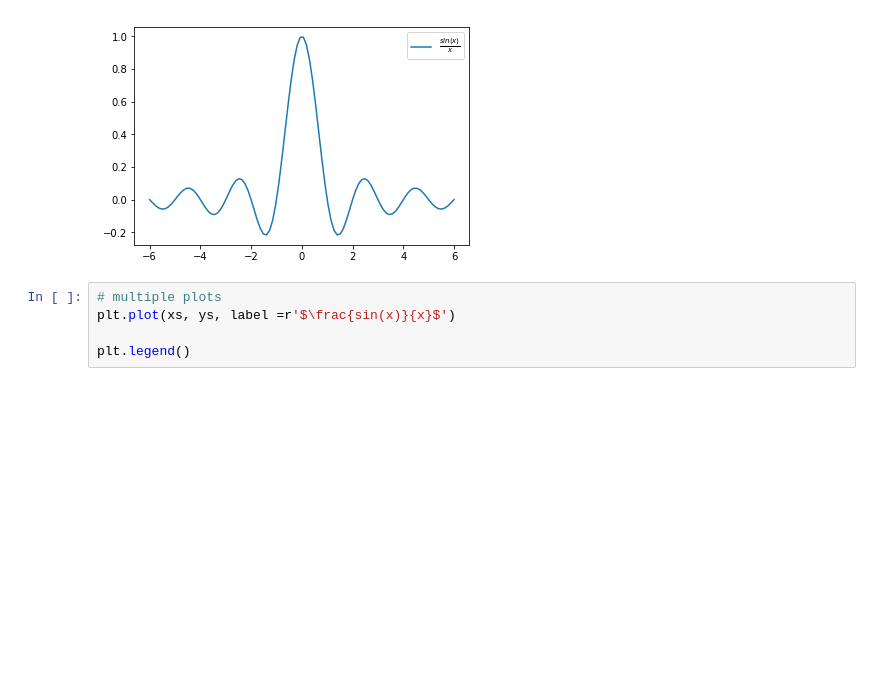
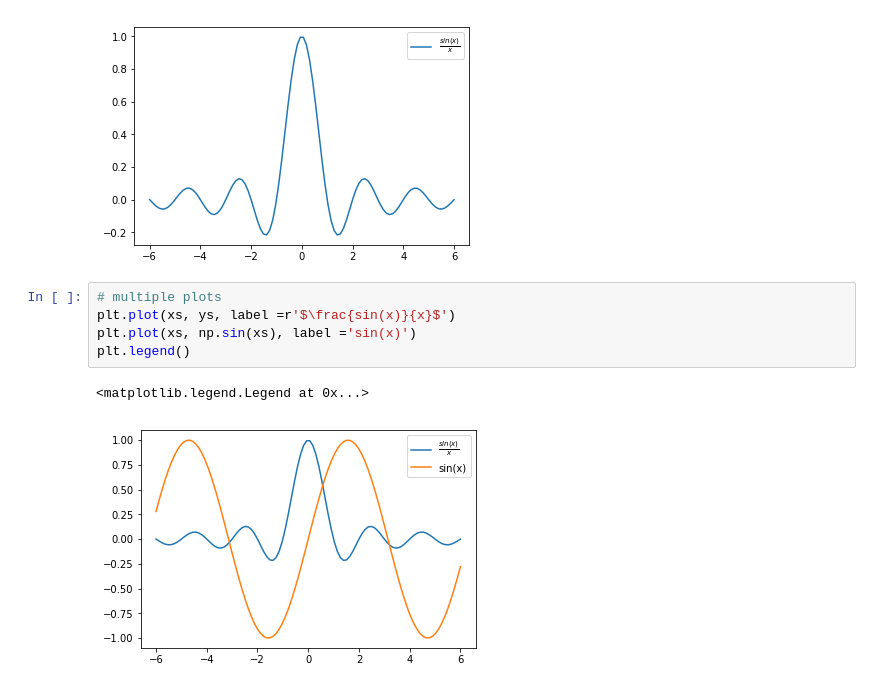
Before and after one commit to 4bic/learn_code, a Jupyter notebook: data_sci_foundations/mat_plotlib_II.ipynb, the cells around one changed output. Cells and saved outputs as stored; diff of their text form; blank space fills up the shorter version.

Commit message:
multiple plots

```diff
--- a/data_sci_foundations/mat_plotlib_II.ipynb
+++ b/data_sci_foundations/mat_plotlib_II.ipynb
@@ -22,5 +22,8 @@ plt.legend()
 # %%
 # multiple plots
 plt.plot(xs, ys, label =r'$\frac{sin(x)}{x}$')
-
+plt.plot(xs, np.sin(xs), label ='sin(x)')
 plt.legend()
+# %% [output]
+<matplotlib.legend.Legend at 0x...>
+[figure, added]
```
Also changed, not shown: parts of 3 cells of this notebook.
